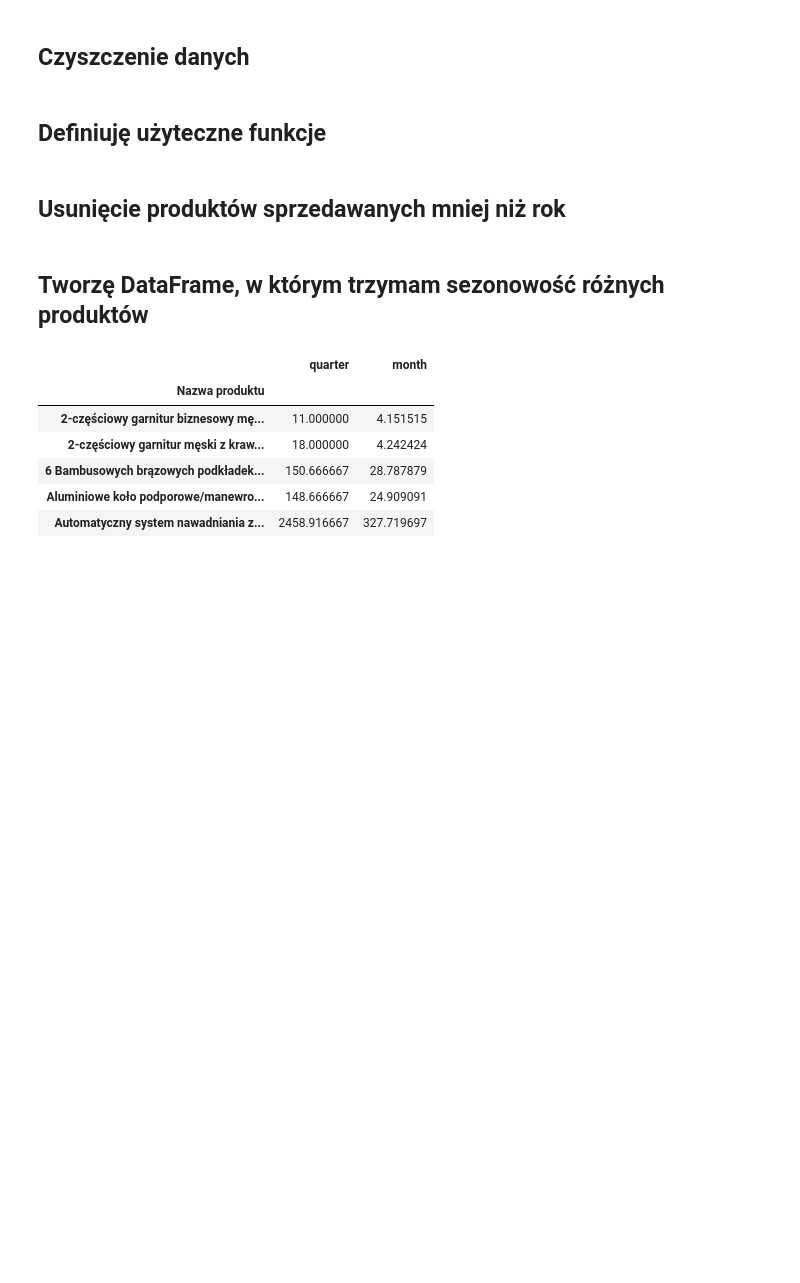
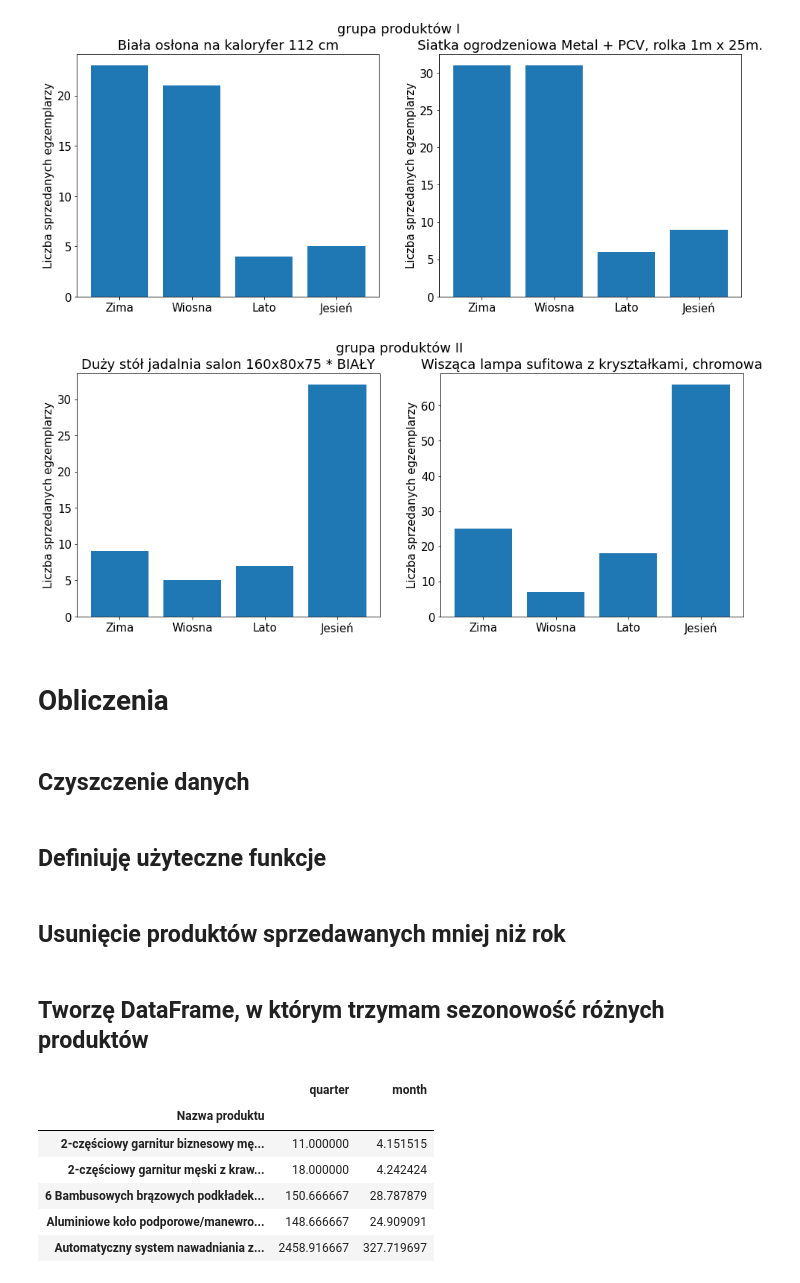
Before and after one commit to pbiecek/InterpretableMachineLearning2021, a Jupyter notebook: ShumeeProject/Different seasonal patterns.ipynb, the cells around one changed output. Cells and saved outputs as stored; diff of their text form; code cells hidden in the pictures; blank space fills up the shorter version.

Commit message:
Improved Different seasonal patterns.ipynb

```diff
--- a/ShumeeProject/Different seasonal patterns.ipynb
+++ b/ShumeeProject/Different seasonal patterns.ipynb
@@ -1,3 +7,22 @@
+# %%
+names = ["Biała osłona na kaloryfer 112 cm", "Siatka ogrodzeniowa Metal + PCV, rolka 1m x 25m.", "Duży stół jadalnia salon 160x80x75 * BIAŁY", "Wisząca lampa sufitowa z kryształkami, chromowa"]
+
+fig, axes = plt.subplots(1,2, figsize = (16,6))
+for i, ax in enumerate(axes.flatten()):
+    plot_seasonality(df, names[i], "quarter", ax)
+fig.suptitle("grupa produktów I")
+plt.show()
+
+fig, axes = plt.subplots(1,2, figsize = (16,6))
+for i, ax in enumerate(axes.flatten()):
+    plot_seasonality(df, names[i+2], "quarter", ax)
+fig.suptitle("grupa produktów II")
+plt.show()
+# %% [output]
+[figure, added]
+[figure, added]
+# %% [markdown]
+# Obliczenia
 # %%
 import pandas as pd
 import matplotlib.pyplot as plt
```
Also changed, not shown: parts of 46 cells of this notebook.
